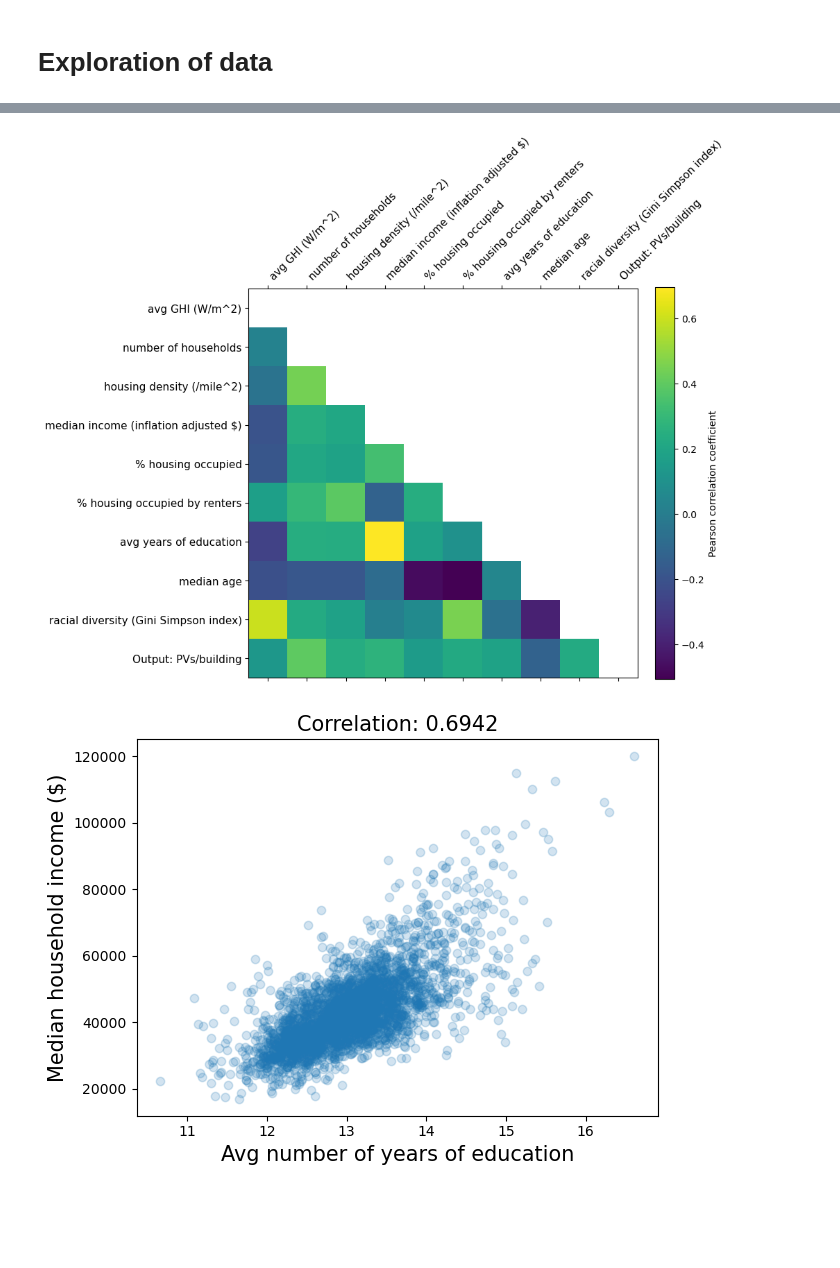
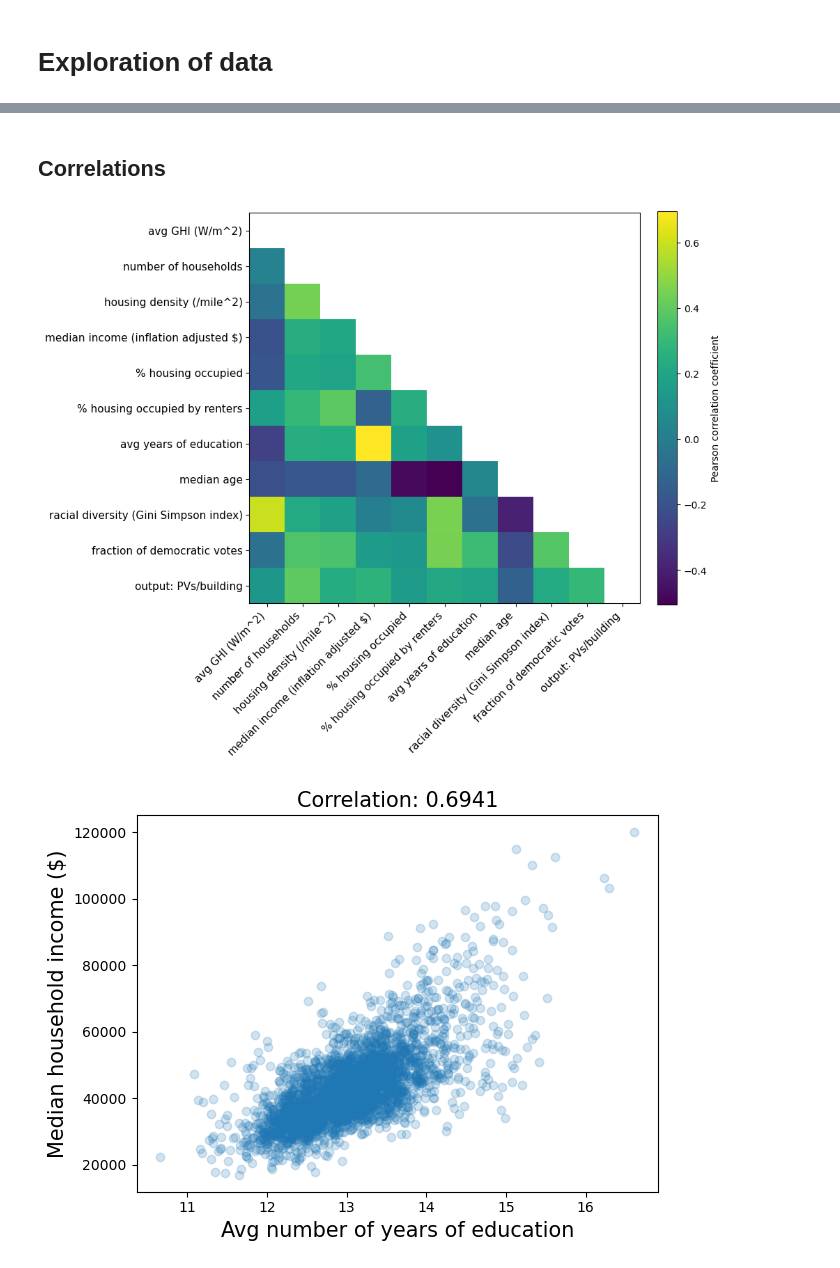
Before and after one commit to montanel/1.C51-Project, a Jupyter notebook: data_exploration.ipynb, the cells around one changed output, grey strips where cells are left out. Saved outputs shown, nothing was run; the diff lists cells and outputs as text; code cells hidden in the pictures; blank space fills up the shorter version.

Commit message:
Added county level political votes

```diff
--- a/data_exploration.ipynb
+++ b/data_exploration.ipynb
@@ -45,39 +60,56 @@ raw_data = raw_data[columns].groupby('County code').agg({
+# %% [markdown]
+## Correlations
+# %%
+raw_data = pd.read_csv("solar_panels_dataset.csv", index_col=0)
+
+features = ['avg GHI (W/m^2)',
+            'ACS: number of households (2016)',
+            'ACS: housing unit density (/mile^2, 2016)',
+            'ACS: median household income (inflation adjusted $ in 2016, 2016)',
+            'ACS: % housing units occupied (2016)',
+            'ACS: % housing units occupied by renters (2016)',
+            'ACS: avg number of years of education (2016)',
+            'ACS: median age',
+            'ACS: racial diversity (Gini Simpson index)',
+            'frac_dem_votes']
+
+features_simple = ['avg GHI (W/m^2)',
+            'number of households',
+            'housing density (/mile^2)',
+            'median income (inflation adjusted $)',
+            '% housing occupied',
+            '% housing occupied by renters',
+            'avg years of education',
+            'median age',
+            'racial diversity (Gini Simpson index)',
+            'fraction of democratic votes']
 # %%
 fig, ax = plt.subplots(figsize=(10, 10))
 
 #add output column to get correlation to that
 raw_data['Output: PVs/building (2016)'] = raw_data['cumulative num of residential PVs by 2016']/raw_data['number of buildings']
 corr = raw_data[features + ['Output: PVs/building (2016)']].corr()
 
 mask = np.zeros_like(corr, dtype=bool)
 mask[np.triu_indices_from(mask)] = True
 corr[mask] = np.nan
 
 matshow = ax.matshow(corr)
 
-features_simple = ['avg GHI (W/m^2)',
-            'number of households',
-            'housing density (/mile^2)',
-            'median income (inflation adjusted $)',
-            '% housing occupied',
-            '% housing occupied by renters',
-            'avg years of education',
-            'median age',
-            'racial diversity (Gini Simpson index)']
-
-ax.set_xticks(range(10))
-ax.set_xticklabels(features_simple + ['Output: PVs/building'], rotation=45, ha='left', fontsize=11)
-ax.set_yticks(range(10))
-ax.set_yticklabels(features_simple + ['Output: PVs/building'], fontsize=11)
+ax.set_xticks(range(len(features_simple + ['output: PVs/building'])))
+ax.set_xticklabels(features_simple + ['output: PVs/building'], rotation=45, ha='right', fontsize=11)
+ax.tick_params(axis="x", top=False, labelbottom=True, labeltop=False)
+ax.set_yticks(range(len(features_simple + ['output: PVs/building'])))
+ax.set_yticklabels(features_simple + ['output: PVs/building'], fontsize=11)
 
 cbar = fig.colorbar(matshow, fraction=0.046, pad=0.04)
-cbar.ax.set_ylabel("Pearson correlation coefficient");
+cbar.ax.set_ylabel("Pearson correlation coefficient")
 
 # plt.show()
 fig.tight_layout()
 # fig.savefig("images/feature_correlation.png", dpi=150)
 # %% [output]
-[figure, old version]
+[figure, new version]
 # %%
 fig, ax = plt.subplots()
 
```
Also changed, not shown: parts of 3 cells of this notebook, 2 other files.
